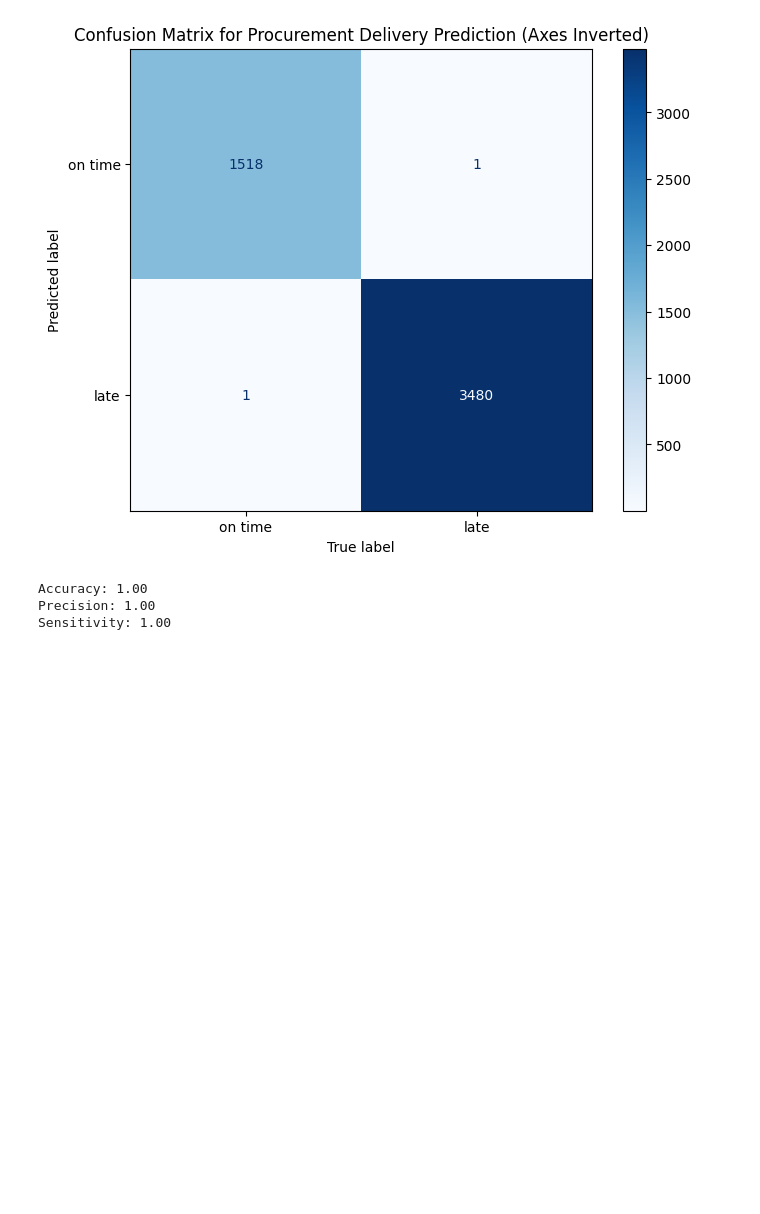
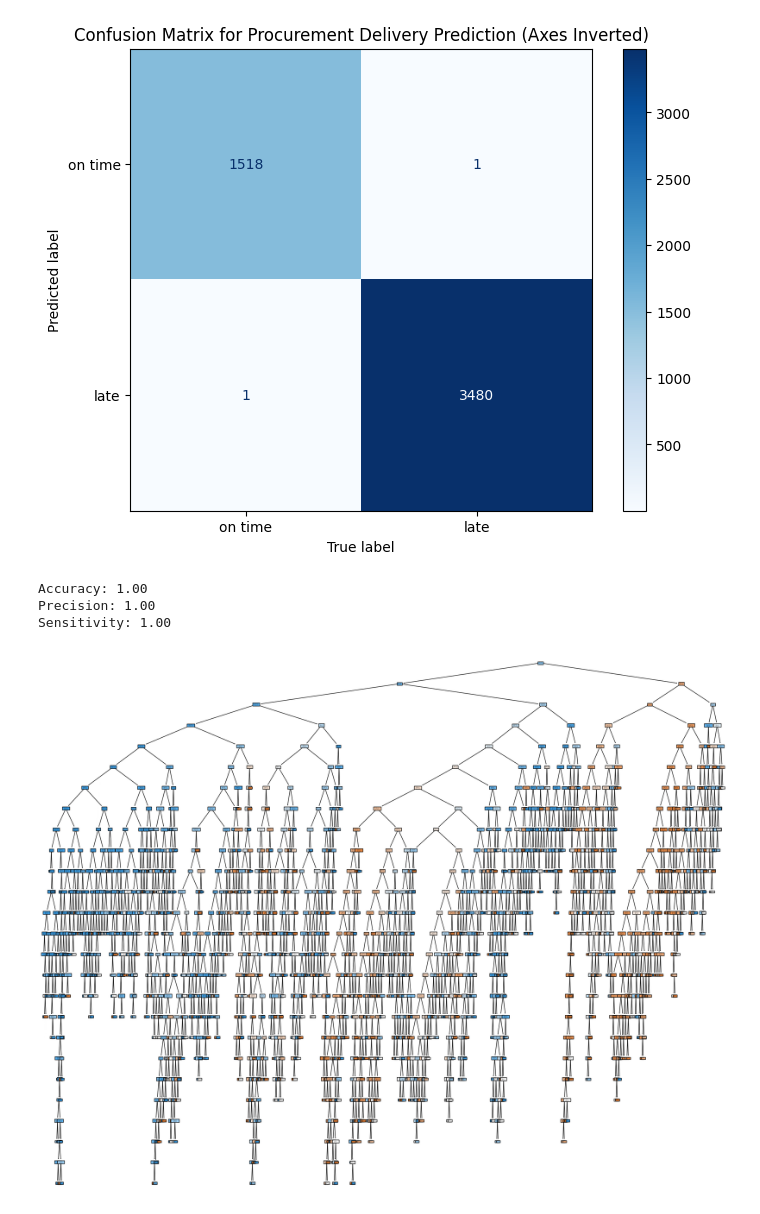
Before and after one commit to anantapdash/MBA_BusinessAnalytics_SalesPrediction, a Jupyter notebook: Final_CaseStudy.ipynb, the cells around one changed output. Drawn from its saved outputs; the diff is of its cells as text; code cells hidden in the pictures; blank space fills up the shorter version.

```diff
--- a/Final_CaseStudy.ipynb
+++ b/Final_CaseStudy.ipynb
@@ -74,3 +74,91 @@ print (f"Sensitivity: {sensitivity:.2f}")
 Accuracy: 1.00
 Precision: 1.00
 Sensitivity: 1.00
+# %%
+import pandas as pd
+from sklearn.tree import DecisionTreeClassifier , plot_tree
+from matplotlib import pyplot as plt
+from sklearn.metrics import confusion_matrix, ConfusionMatrixDisplay, accuracy_score , precision_score , recall_score
+
+
+# Load the datasets
+customer = pd.read_excel('customer.xlsx');
+logistic_partners = pd.read_excel('logistic_partner.xlsx');
+transactions = pd.read_excel('sales_transactions_star_schema.xlsx');
+materials = pd.read_excel('material.xlsx');
+warehouse = pd.read_excel('warehouse.xlsx');
+
+# Convert date columns to datetime.date format
+transactions["requested_date"]= pd.to_datetime(transactions["requested_date"]).dt.date;
+transactions["received_date"]= pd.to_datetime(transactions["received_date"]).dt.date;
+
+# Create a new column to indicate if the transaction is late
+transactions["late"]= transactions["requested_date"] < pd.to_datetime(transactions["received_date"])
+
+# Extract weekday and month names from the date columns
+transactions["Weekday"] = pd.to_datetime(transactions["requested_date"]).dt.day_name()
+transactions["Months"] = pd.to_datetime(transactions["received_date"]).dt.month_name()
+
+# Convert categorical variables to dummy variables
+transactions2 = pd.get_dummies(transactions, columns=['Weekday'])
+transactions2 = pd.get_dummies(transactions2, columns=['Months'])
+
+# Create price categories
+# Define bins and labels for price categories
+
+bins = [0, 20, 40, 60, 80, 100, 120, 140, 160, 180, 200, 220]
+labels = [
+        '0-20', '20-40', '40-60', '60-80', '80-100',
+        '100-120', '120-140', '140-160', '160-180', '180-200', '200-220'
+    ]
+transactions2['price_category'] = pd.cut(transactions2['price'], bins=bins, labels=labels, right=False)
+
+# Convert price categories to dummy variables
+transactions3 = pd.get_dummies(transactions2, columns=['price_category'])
+
+# Define the features to be used in the model
+
+features = (['quantity'] +
+[col for col in transactions3.columns if col.startswith('Months_')] +
+[col for col in transactions3.columns if col.startswith('Weekday_')] +
+[col for col in transactions3.columns if col.startswith('price_category_')]);
+
+# Train a Decision Tree Classifier
+tree = DecisionTreeClassifier(max_depth=25)
+tree.fit(X = transactions3[features], y = transactions3['late'])
+
+# Make predictions on the training data
+plt.figure(figsize=(25,20))
+plot_tree(tree, feature_names=features, class_names=['on time','late'], filled=True)
+plt.tight_layout
+plt.savefig('decision_tree_v1.png', dpi=300, bbox_inches='tight')
+plt.show()
+
+# Evaluate the model using confusion matrix
+y_pred = tree.predict(transactions3[features])
+y_true = transactions3['late']
+cm = confusion_matrix(y_true, y_pred)
+cm_transposed = cm.T
+
+# Create a confusion matrix display with transposed axes
+disp = ConfusionMatrixDisplay(confusion_matrix=cm_transposed,
+                             display_labels=['on time', 'late'])
+
+# Create a figure and plot
+fig, ax = plt.subplots(figsize=(8, 6))
+disp.plot(ax=ax, cmap='Blues')
+plt.xlabel('True label')  # This will now be on the x-axis
+plt.ylabel('Predicted label')  # This will now be on the y-axis
+plt.title('Confusion Matrix for Procurement Delivery Prediction (Axes Inverted)')
+plt.savefig('confusion_matrix_v1.png', dpi=300, bbox_inches='tight')
+plt.show()
+
+accuracy = accuracy_score(y_true = y_true , y_pred = y_pred)
+precision = precision_score(y_true = y_true , y_pred = y_pred)
+sensitivity = recall_score(y_true = y_true , y_pred = y_pred)
+
+print (f"Accuracy: {accuracy * 100:.2f} %")
+print (f"Precision: {precision * 100:.2f} %")
+print (f"Sensitivity: {sensitivity * 100:.2f} %")
+# %% [output]
+[figure, added]
```
Also changed, not shown: parts of 1 cell of this notebook, 2 other files.
